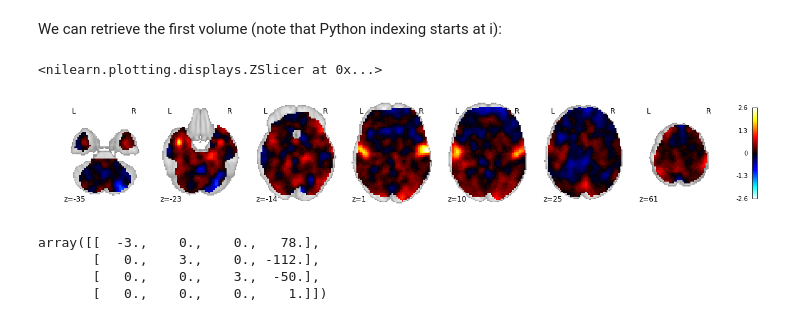
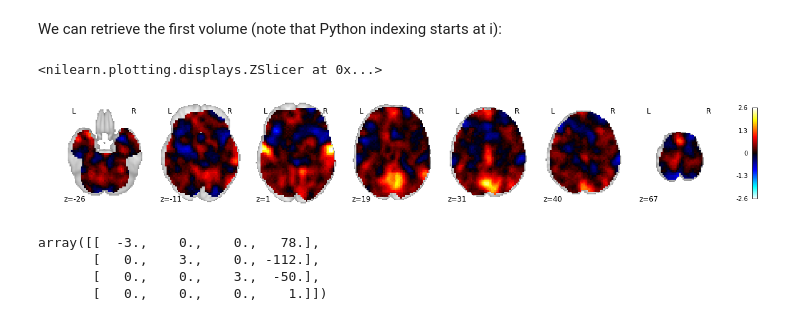
Before and after one commit to bsplku/KHBM2019_SummerSchool, a Jupyter notebook: Regression_of_fMRI_volume/st01_Generating_input_data_using_fMRI4D.ipynb, the cells around one changed output. Drawn from its saved outputs; the diff is of its cells as text; code cells hidden in the pictures.

```diff
--- a/Regression_of_fMRI_volume/st01_Generating_input_data_using_fMRI4D.ipynb
+++ b/Regression_of_fMRI_volume/st01_Generating_input_data_using_fMRI4D.ipynb
@@ -107,7 +111,7 @@ import nilearn
 There is a NIfTI file in this directory called beta_maps_80trials.nii:
 # %%
 # Set data path
-data_path = '/content/drive/My Drive/Colab_Notebooks/KHBM2019_MVPA/Regression_of_fMRI_volume'
+data_path = '/content/drive/My Drive/Colab Notebooks/KHBM2019_MVPA/Regression_of_fMRI_volume'
 beta_filename = os.path.join(data_path, 'beta_maps_80trials.nii')
 # %% [markdown]
 It is a 4D nifti file. We load it into the memory to print its shape.
@@ -125,21 +129,21 @@ print(image.load_img(beta_filename).shape)
 We can retrieve the first volume (note that Python indexing starts at i):
 # %%
 from nilearn import plotting
-%matplotlib inline # only draw static images in the notebook
+%matplotlib inline
 
 # Indexes into a 4D Niimg-like object in the fourth dimension.
 # Common use cases include extracting a 3D image out of img or
 # creating a 4D image whose data is a subset of img data.
 # Result can be nibabel.Nifti1Image or the input, as-is.
 # It is guaranteed that the returned object has get_data() and affine attributes.
 
-image_mem = image.index_img(beta_filename,1)
+image_mem = image.index_img(beta_filename,0)
 # Arrays should be passed in numpy convention: (x, y, z) ordered.
 # For visualization, non-finite values found in passed ‘stat_map_img’ or ‘bg_img’ are set to zero.
 plotting.plot_stat_map(image_mem,display_mode="z")
 # %% [output]
 <nilearn.plotting.displays.ZSlicer at 0x...>
-[figure, old version]
+[figure, new version]
 # %%
 # For volumetric data, nilearn works with data stored as in the Nifti structure (via the nibabel package).
 # The NifTi data structure (also used in Analyze files) is the standard way of sharing data in neuroimaging research.
```
Also changed, not shown: parts of 7 cells of this notebook.
